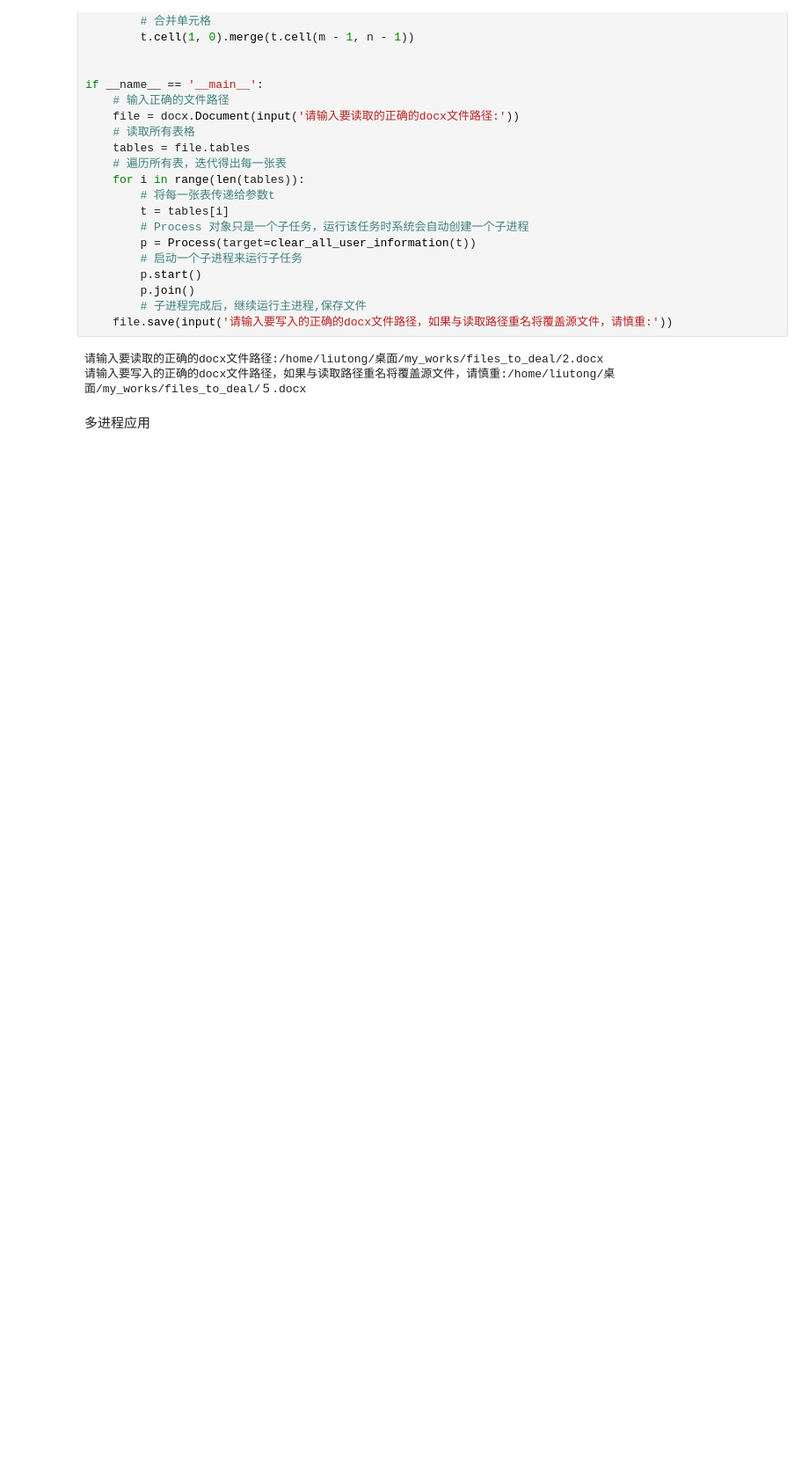
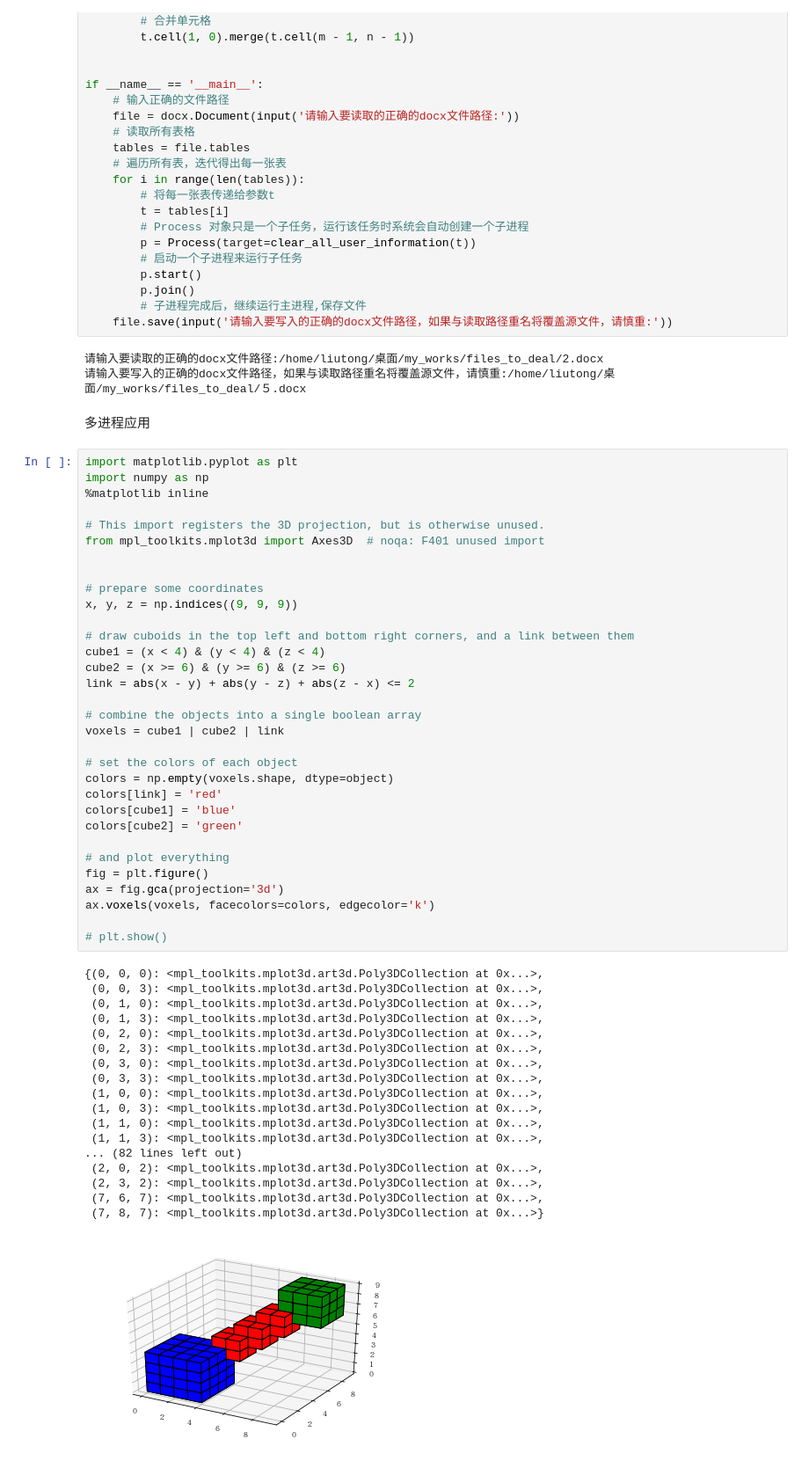
Before and after one commit to liutong1997/my-works, a Jupyter notebook: files_to_deal/未命名.ipynb, the cells around one changed output. Shown at 88% size. Drawn from its saved outputs; the diff is of its cells as text; blank space fills up the shorter version.

```diff
--- a/files_to_deal/未命名.ipynb
+++ b/files_to_deal/未命名.ipynb
@@ -71,3 +71,54 @@ if __name__ == '__main__':
 请输入要写入的正确的docx文件路径，如果与读取路径重名将覆盖源文件，请慎重:/home/liutong/桌面/my_works/files_to_deal/５.docx
 # %% [markdown]
 多进程应用
+# %%
+import matplotlib.pyplot as plt
+import numpy as np
+%matplotlib inline
+
+# This import registers the 3D projection, but is otherwise unused.
+from mpl_toolkits.mplot3d import Axes3D  # noqa: F401 unused import
+
+
+# prepare some coordinates
+x, y, z = np.indices((9, 9, 9))
+
+# draw cuboids in the top left and bottom right corners, and a link between them
+cube1 = (x < 4) & (y < 4) & (z < 4)
+cube2 = (x >= 6) & (y >= 6) & (z >= 6)
+link = abs(x - y) + abs(y - z) + abs(z - x) <= 2
+
+# combine the objects into a single boolean array
+voxels = cube1 | cube2 | link
+
+# set the colors of each object
+colors = np.empty(voxels.shape, dtype=object)
+colors[link] = 'red'
+colors[cube1] = 'blue'
+colors[cube2] = 'green'
+
+# and plot everything
+fig = plt.figure()
+ax = fig.gca(projection='3d')
+ax.voxels(voxels, facecolors=colors, edgecolor='k')
+
+# plt.show()
+# %% [output]
+{(0, 0, 0): <mpl_toolkits.mplot3d.art3d.Poly3DCollection at 0x...>,
+ (0, 0, 3): <mpl_toolkits.mplot3d.art3d.Poly3DCollection at 0x...>,
+ (0, 1, 0): <mpl_toolkits.mplot3d.art3d.Poly3DCollection at 0x...>,
+ (0, 1, 3): <mpl_toolkits.mplot3d.art3d.Poly3DCollection at 0x...>,
+ (0, 2, 0): <mpl_toolkits.mplot3d.art3d.Poly3DCollection at 0x...>,
+ (0, 2, 3): <mpl_toolkits.mplot3d.art3d.Poly3DCollection at 0x...>,
+ (0, 3, 0): <mpl_toolkits.mplot3d.art3d.Poly3DCollection at 0x...>,
+ (0, 3, 3): <mpl_toolkits.mplot3d.art3d.Poly3DCollection at 0x...>,
+ (1, 0, 0): <mpl_toolkits.mplot3d.art3d.Poly3DCollection at 0x...>,
+ (1, 0, 3): <mpl_toolkits.mplot3d.art3d.Poly3DCollection at 0x...>,
+ (1, 1, 0): <mpl_toolkits.mplot3d.art3d.Poly3DCollection at 0x...>,
+ (1, 1, 3): <mpl_toolkits.mplot3d.art3d.Poly3DCollection at 0x...>,
+... (82 lines left out)
+ (2, 0, 2): <mpl_toolkits.mplot3d.art3d.Poly3DCollection at 0x...>,
+ (2, 3, 2): <mpl_toolkits.mplot3d.art3d.Poly3DCollection at 0x...>,
+ (7, 6, 7): <mpl_toolkits.mplot3d.art3d.Poly3DCollection at 0x...>,
+ (7, 8, 7): <mpl_toolkits.mplot3d.art3d.Poly3DCollection at 0x...>}
+[figure, added]
```
Also changed, not shown: 3 other files.
